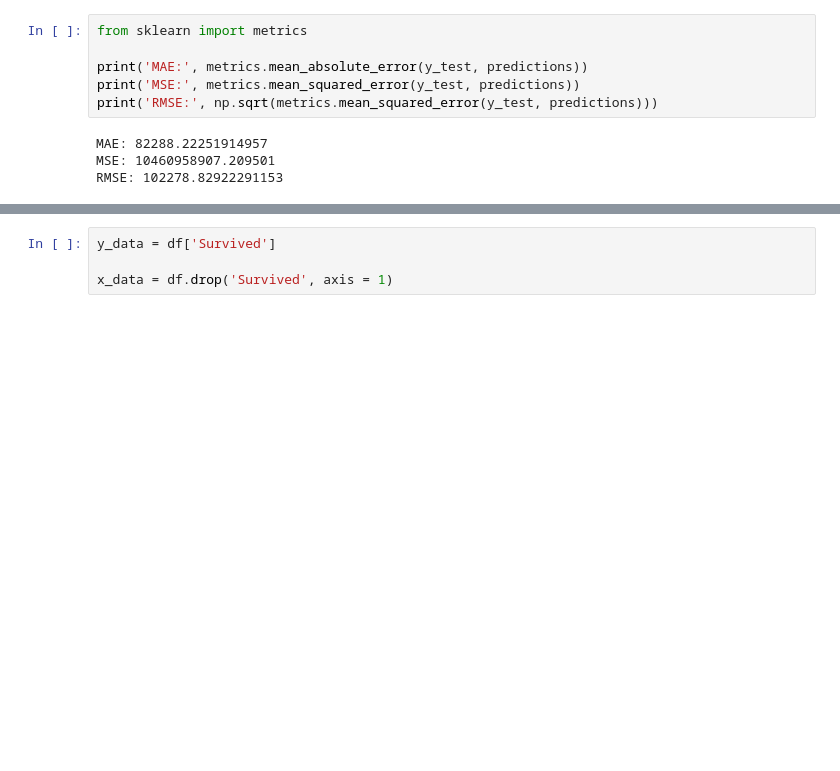
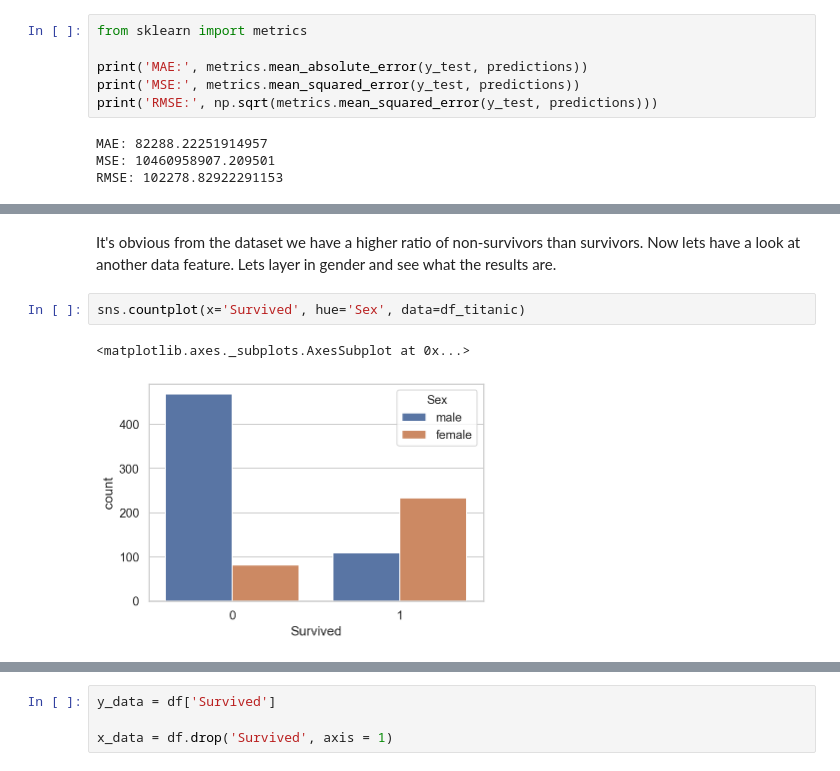
Before and after one commit to Munster2020/HDIP_CSDA_COMP08055, a Jupyter notebook: scikit-learn.ipynb, the cells around one changed output, grey strips where cells are left out. Cells and saved outputs as stored; diff of their text form; blank space fills up the shorter version.

```diff
--- a/scikit-learn.ipynb
+++ b/scikit-learn.ipynb
@@ -651,0 +539,7 @@ df.head()
+# %% [markdown]
+It's obvious from the dataset we have a higher ratio of non-survivors than survivors. Now lets have a look at another data feature. Lets layer in gender and see what the results are.
+# %%
+sns.countplot(x='Survived', hue='Sex', data=df_titanic)
+# %% [output]
+<matplotlib.axes._subplots.AxesSubplot at 0x...>
+[figure, added]
```
Also changed, not shown: parts of 83 cells of this notebook.
